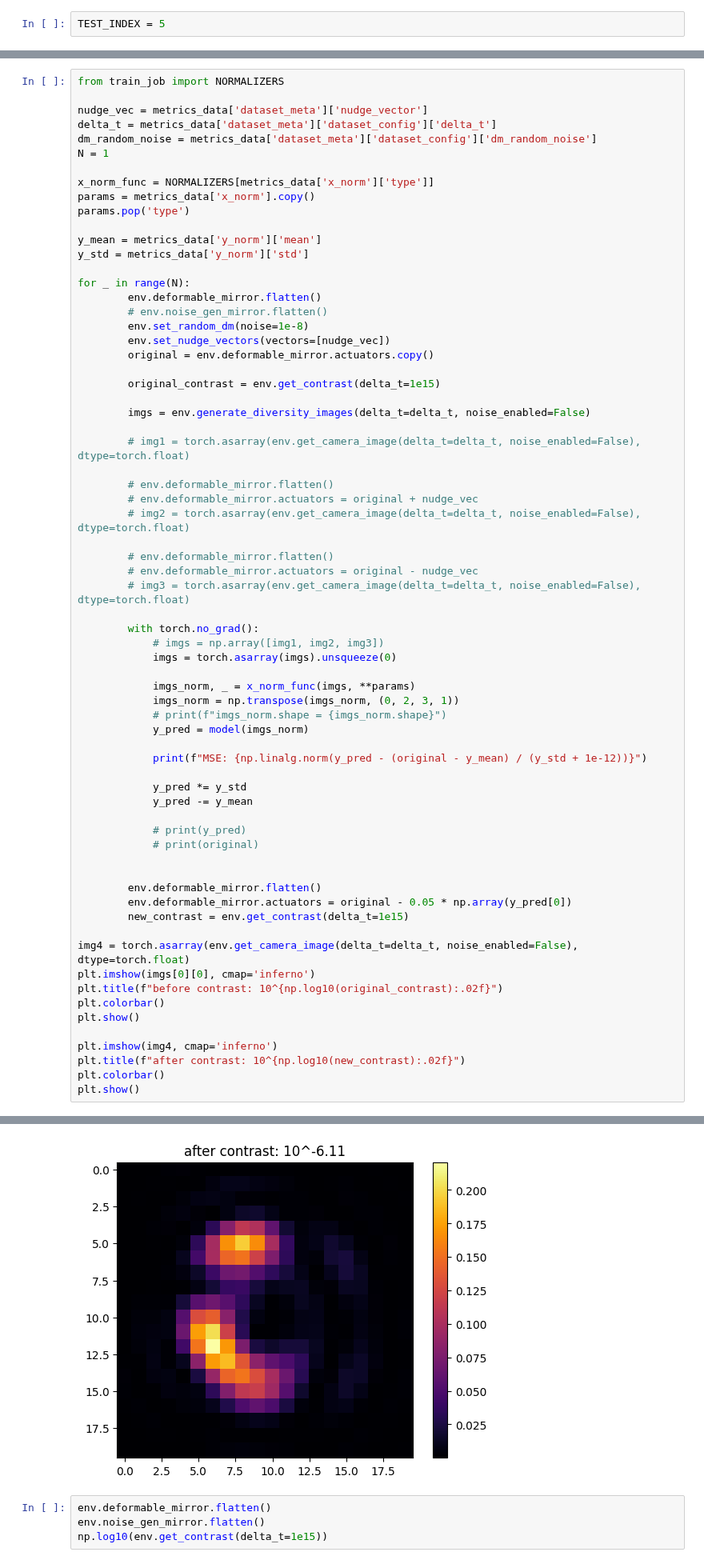
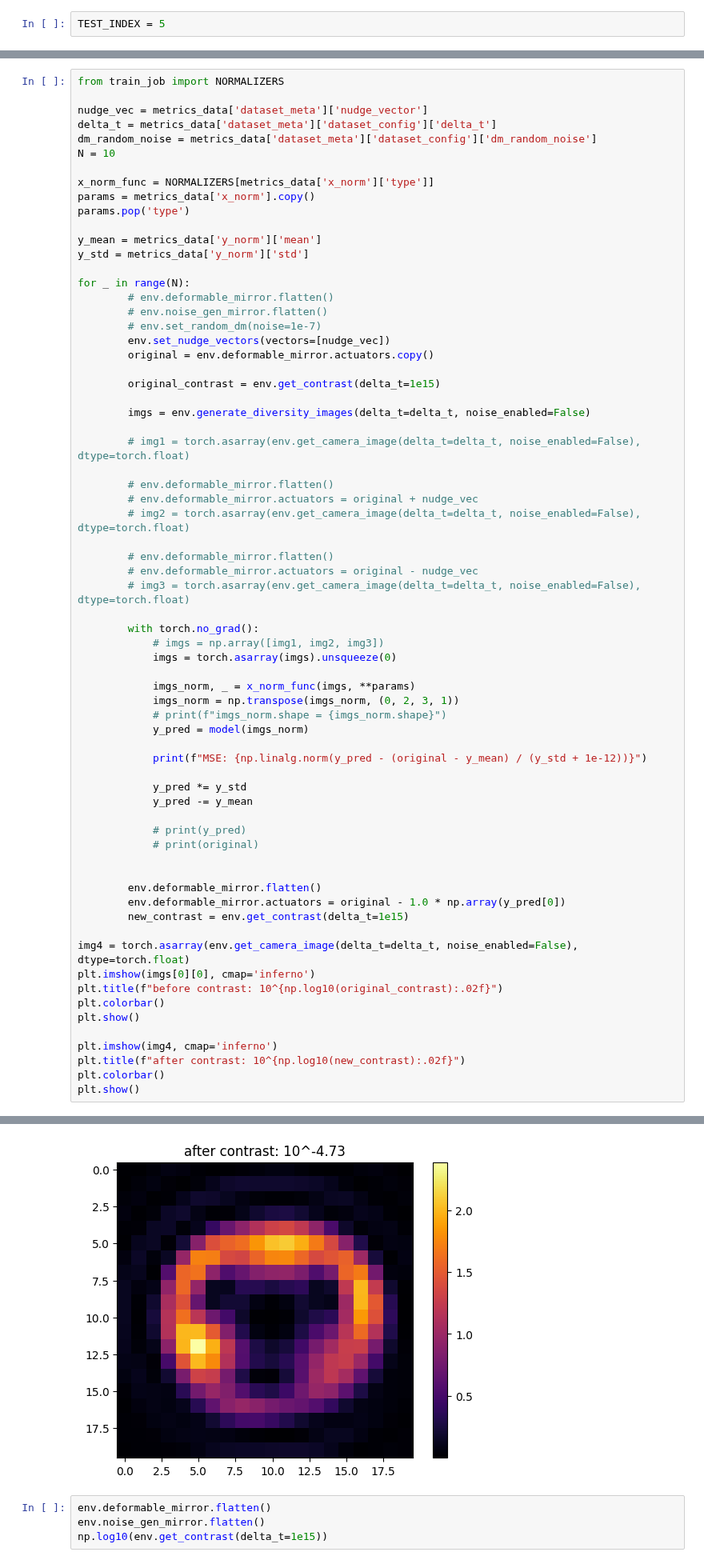
Before and after one commit to AlexeiKorolev/NASA-RL-Wavefront-Control, a Jupyter notebook: RL/visualize.ipynb, the cells around one changed output, grey strips where cells are left out. Shown at 80% size. Cells and saved outputs as stored; diff of their text form.

```diff
--- a/RL/visualize.ipynb
+++ b/RL/visualize.ipynb
@@ -331,7 +331,7 @@ from train_job import NORMALIZERS
 nudge_vec = metrics_data['dataset_meta']['nudge_vector']
 delta_t = metrics_data['dataset_meta']['dataset_config']['delta_t']
 dm_random_noise = metrics_data['dataset_meta']['dataset_config']['dm_random_noise']
-N = 1
+N = 10
 
 x_norm_func = NORMALIZERS[metrics_data['x_norm']['type']]
 params = metrics_data['x_norm'].copy()
@@ -341,9 +341,9 @@ y_mean = metrics_data['y_norm']['mean']
 y_std = metrics_data['y_norm']['std']
 
 for _ in range(N):
-        env.deformable_mirror.flatten()
+        # env.deformable_mirror.flatten()
         # env.noise_gen_mirror.flatten()
-        env.set_random_dm(noise=1e-8)
+        # env.set_random_dm(noise=1e-7)
         env.set_nudge_vectors(vectors=[nudge_vec])
         original = env.deformable_mirror.actuators.copy()
 
@@ -380,7 +380,7 @@ for _ in range(N):
 
 
         env.deformable_mirror.flatten()
-        env.deformable_mirror.actuators = original - 0.05 * np.array(y_pred[0])
+        env.deformable_mirror.actuators = original - 1.0 * np.array(y_pred[0])
         new_contrast = env.get_contrast(delta_t=1e15)
 
 img4 = torch.asarray(env.get_camera_image(delta_t=delta_t, noise_enabled=False), dtype=torch.float)
@@ -399,4 +408,4 @@ MSE: 1.3588067950082772
-[figure, old version]
+[figure, new version]
 # %%
 env.deformable_mirror.flatten()
 env.noise_gen_mirror.flatten()
```
Also changed, not shown: parts of 2 cells of this notebook, 1 other file.
